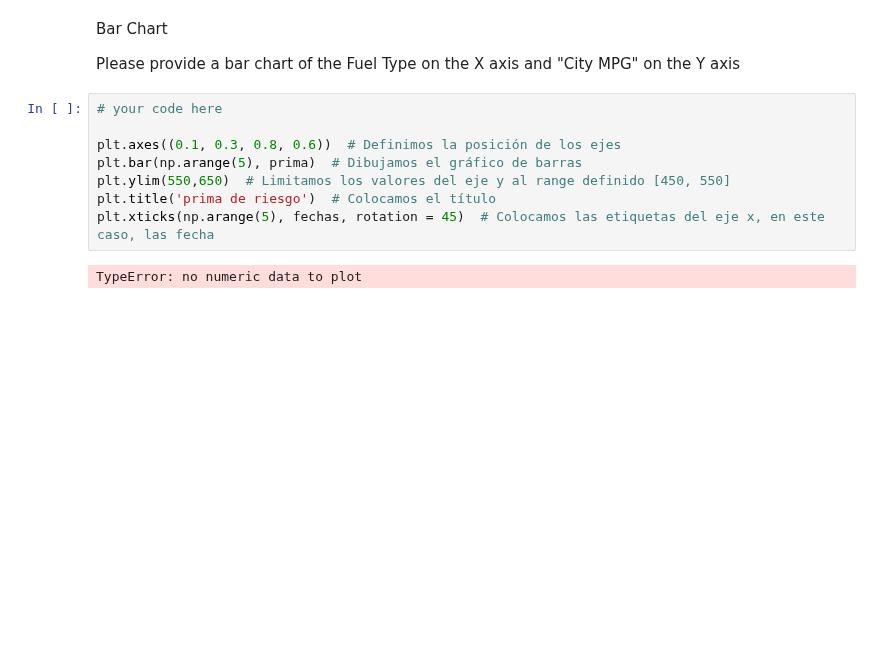
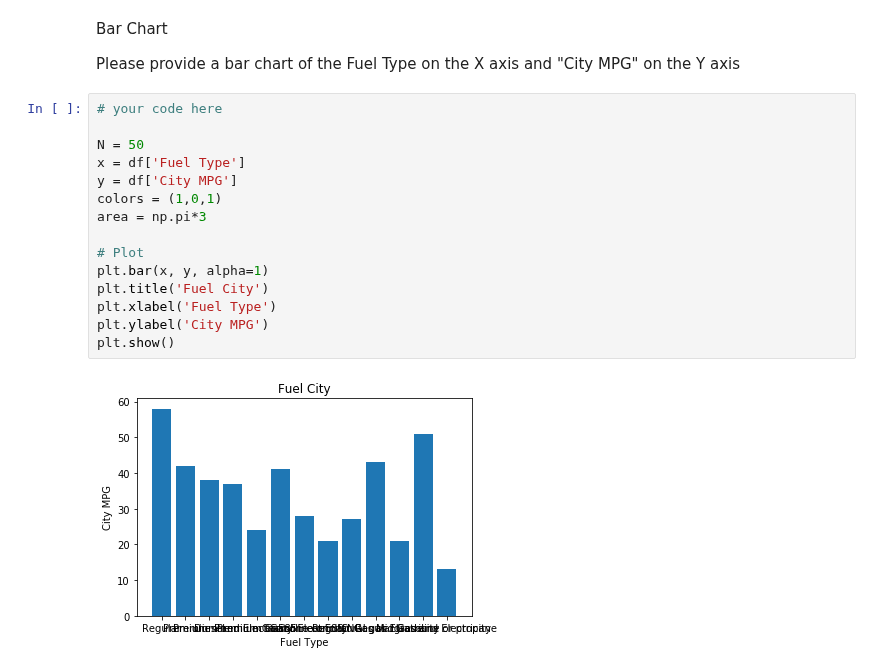
Before and after one commit to ironhack-datalabs/datamad0819, a Jupyter notebook: module-2/lab-matplotlib-seaborn/your-code/challenge-1.ipynb, the cells around one changed output. Cells and saved outputs as stored; diff of their text form; blank space fills up the shorter version.

```diff
--- a/module-2/lab-matplotlib-seaborn/your-code/challenge-1.ipynb
+++ b/module-2/lab-matplotlib-seaborn/your-code/challenge-1.ipynb
@@ -166,13 +166,20 @@ plt.clf()
 Bar Chart
 
 Please provide a bar chart of the Fuel Type on the X axis and "City MPG" on the Y axis
-# %%
-# your code here
-
-plt.axes((0.1, 0.3, 0.8, 0.6))  # Definimos la posición de los ejes
-plt.bar(np.arange(5), prima)  # Dibujamos el gráfico de barras
-plt.ylim(550,650)  # Limitamos los valores del eje y al range definido [450, 550]
-plt.title('prima de riesgo')  # Colocamos el título
-plt.xticks(np.arange(5), fechas, rotation = 45)  # Colocamos las etiquetas del eje x, en este caso, las fecha
-# %% [output]
-TypeError: no numeric data to plot
+# %%
+# your code here
+
+N = 50
+x = df['Fuel Type']
+y = df['City MPG']
+colors = (1,0,1)
+area = np.pi*3
+
+# Plot
+plt.bar(x, y, alpha=1)
+plt.title('Fuel City')
+plt.xlabel('Fuel Type')
+plt.ylabel('City MPG')
+plt.show()
+# %% [output]
+[figure, added]
```
Also changed, not shown: 2 other files.
